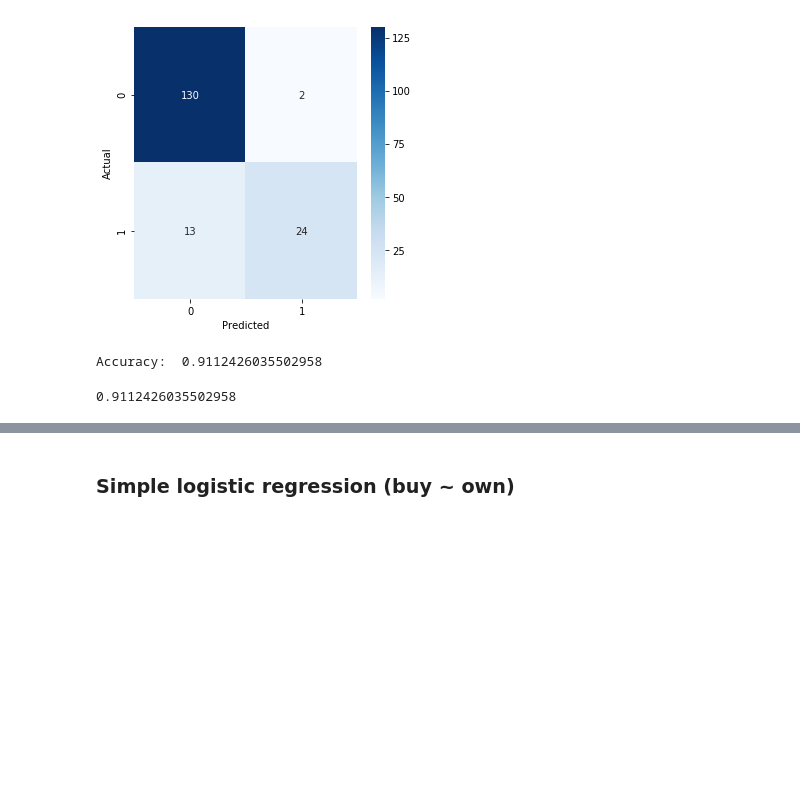
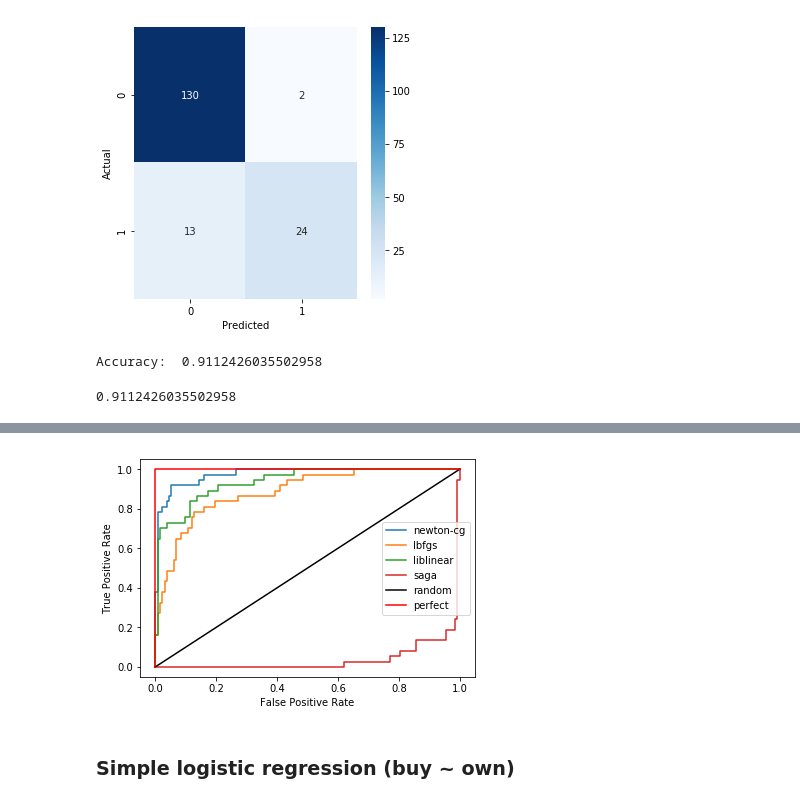
Before and after one commit to KarimaCha/nf_logistic, a Jupyter notebook: Logistic_Regression_without_solutions/Logistic_Regression_Exercise_Karima.ipynb, the cells around one changed output, grey strips where cells are left out. Saved outputs shown, nothing was run; the diff lists cells and outputs as text; code cells hidden in the pictures; blank space fills up the shorter version.

```diff
--- a/Logistic_Regression_without_solutions/Logistic_Regression_Exercise_Karima.ipynb
+++ b/Logistic_Regression_without_solutions/Logistic_Regression_Exercise_Karima.ipynb
@@ -460,3 +533,24 @@ Acc
+# %%
+# Do the same in one cell to test different solvers of the Logistic Regression algorithm
+
+solvers = ['newton-cg', 'lbfgs', 'liblinear', 'saga']  # 'sag',
+
+for sol in solvers:
+    logr = LogisticRegression(solver=sol)  # Default solver will change from ‘liblinear’ to ‘lbfgs’ in 0.22.
+    logr.fit(X_train, y_train)
+    y_pred_proba = logr.predict_proba(X_test)
+    fpr, tpr, thresholds = roc_curve(y_test, y_pred_proba[:,1])
+
+    plt.plot(fpr, tpr,'-',label=sol)
+
+plt.plot([0,1],[0,1],'k-',label='random')
+plt.plot([0,0,1,1],[0,1,1,1],'r-',label='perfect')
+plt.legend()
+plt.xlabel('False Positive Rate')
+plt.ylabel('True Positive Rate')
+plt.show();
+# %% [output]
+[figure, added]
 # %% [markdown]
 ### Simple logistic regression (buy ~ own)
 # %%
```
Also changed, not shown: parts of 24 cells of this notebook, 2 other files.
